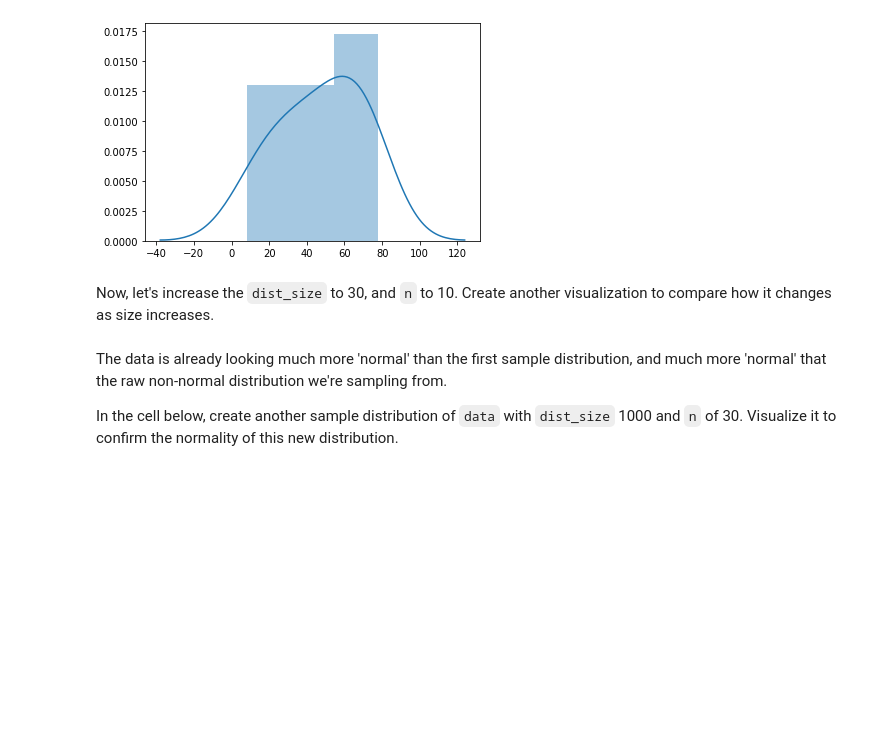
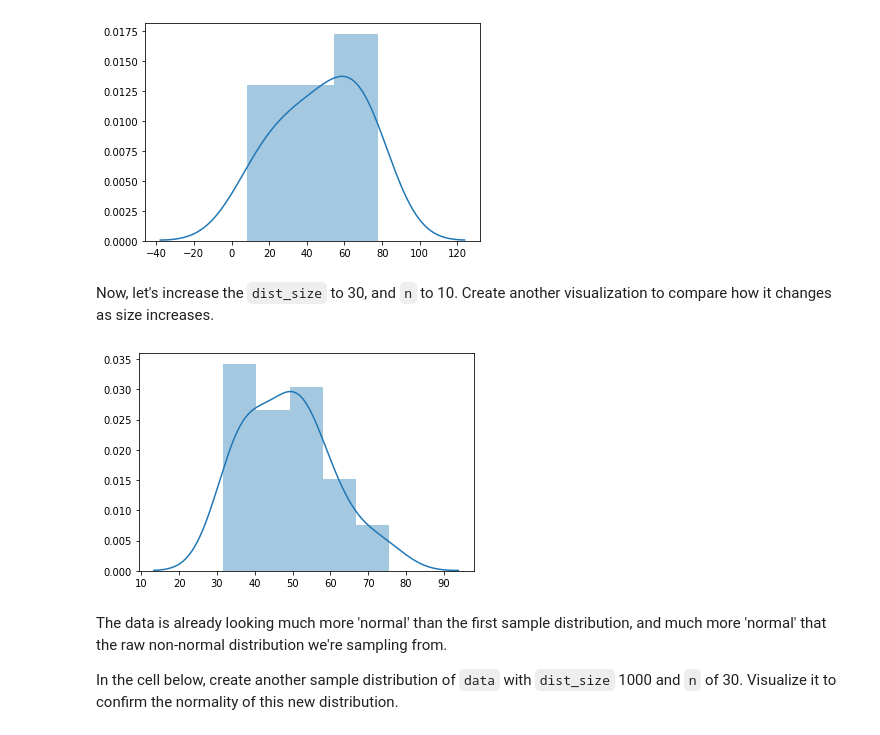
Before and after one commit to kcahlers/dsc-central-limit-theorem-lab-hbs-ds-060120, a Jupyter notebook: index.ipynb, the cells around one changed output. Saved outputs shown, nothing was run; the diff lists cells and outputs as text; code cells hidden in the pictures; blank space fills up the shorter version.

```diff
--- a/index.ipynb
+++ b/index.ipynb
@@ -142,7 +142,9 @@ Now, let's increase the `dist_size` to 30, and `n` to 10.  Create another visual
 # %%
 # Your code here
 sample_dist_30 = create_sample_distribution(data, 30, 10)
-sns.distplot(sample_dist_10);
+sns.distplot(sample_dist_30);
+# %% [output]
+[figure, added]
 # %% [markdown]
 The data is already looking much more 'normal' than the first sample distribution, and much more 'normal' that the raw non-normal distribution we're sampling from.
 
```
